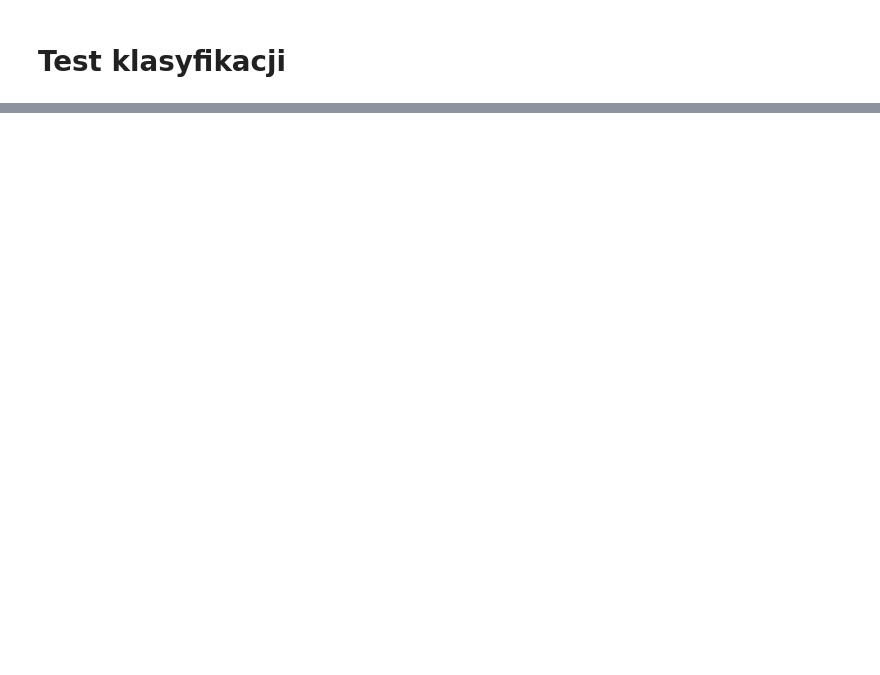
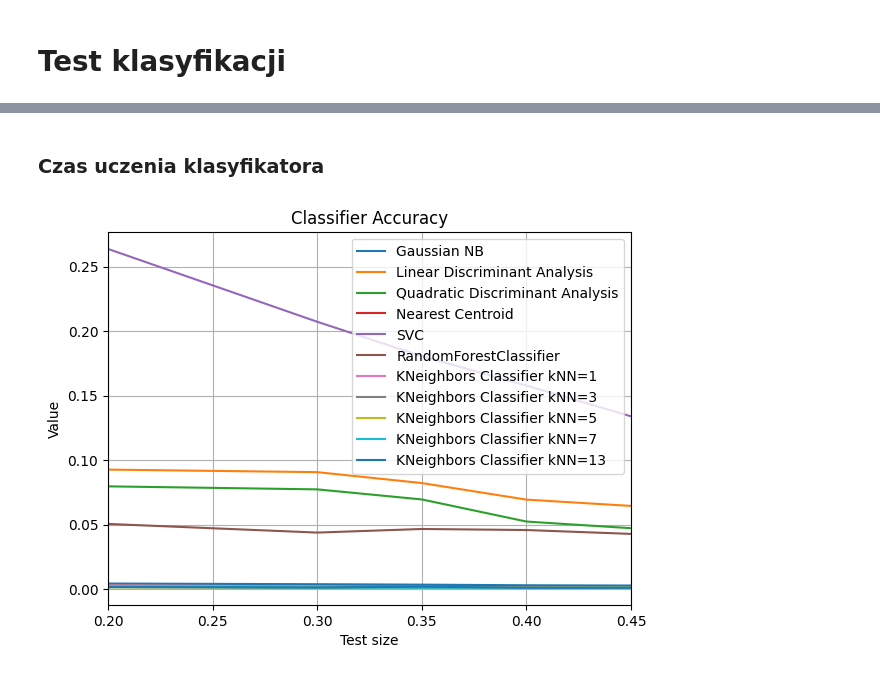
Before and after one commit to antonibezdzietny/InstrumentDetection, a Jupyter notebook: classifierTest.ipynb, the cells around one changed output, grey strips where cells are left out. Saved outputs shown, nothing was run; the diff lists cells and outputs as text; code cells hidden in the pictures; blank space fills up the shorter version.

```diff
--- a/classifierTest.ipynb
+++ b/classifierTest.ipynb
@@ -196,0 +159,9 @@ for i, t_size in enumerate(TEST_SIZE):
+# %% [markdown]
+### Czas uczenia klasyfikatora
+# %%
+vu.display_classifiers_statistics(CLASSIFIERS_DOCSTR,
+                                  TEST_SIZE,
+                                  training_time_matrix,
+                                  "Classifier Accuracy")
+# %% [output]
+[figure, added]
```
Also changed, not shown: parts of 12 cells of this notebook, 1 other file.
